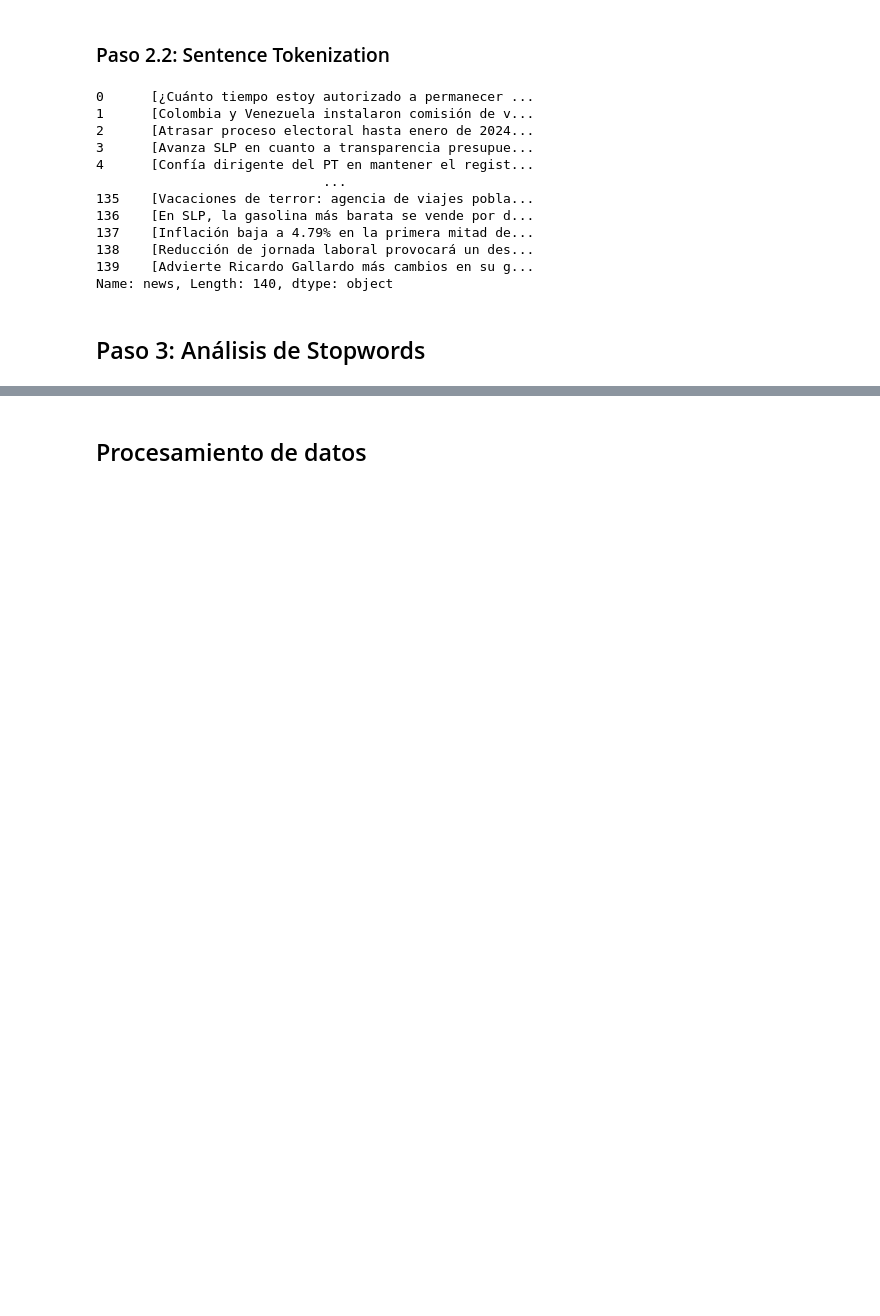
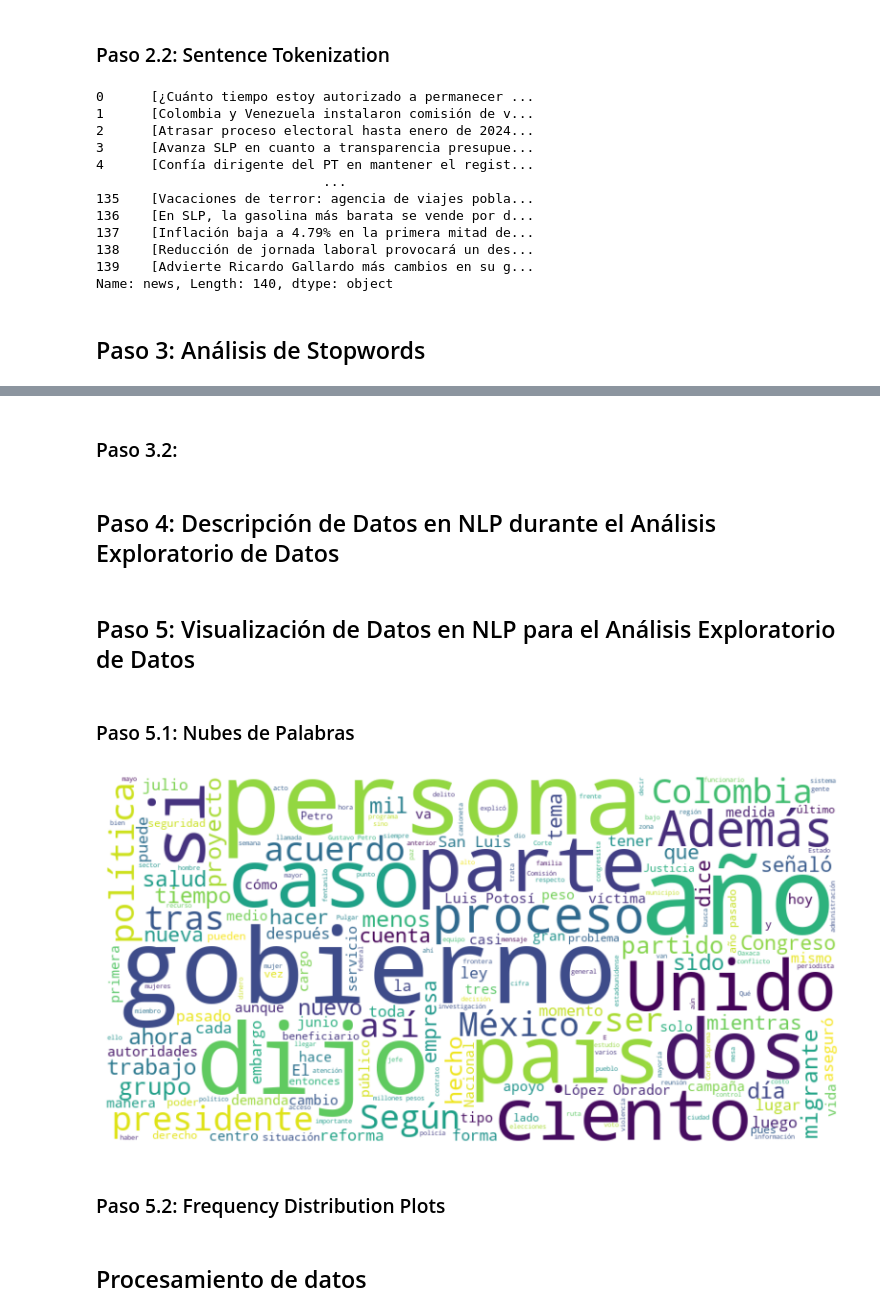
Before and after one commit to BlueAutomata/nlp-media-framing, a Jupyter notebook: notebooks/EDA.ipynb, the cells around one changed output, grey strips where cells are left out. Saved outputs shown, nothing was run; the diff lists cells and outputs as text; code cells hidden in the pictures; blank space fills up the shorter version.

Commit message:
add word cloud

```diff
--- a/notebooks/EDA.ipynb
+++ b/notebooks/EDA.ipynb
@@ -471,2 +288,28 @@ word_freq = Counter(filtered_words)
+# %%
+# Combine all text in the "news" column
+text = " ".join(df["news"].dropna())
+
+# Remove punctuation and stopwords
+text_cleaned = " ".join([word for word in text.split()
+                         if word.lower() not in spanish_stopwords and word not in string.punctuation])
+# %% [markdown]
+### Paso 3.2:
+# %% [markdown]
+## Paso 4: Descripción de Datos en NLP durante el Análisis Exploratorio de Datos
+# %% [markdown]
+## Paso 5: Visualización de Datos en NLP para el Análisis Exploratorio de Datos
+# %% [markdown]
+### Paso 5.1: Nubes de Palabras
+# %%
+wordcloud = WordCloud(width=800, height=400, background_color="white").generate(text_cleaned)
+# %%
+plt.figure(figsize=(10, 5))
+plt.imshow(wordcloud, interpolation="bilinear")
+plt.axis("off")
+plt.show()
+# %% [output]
+[figure, added]
+# %% [markdown]
+### Paso 5.2: Frequency Distribution Plots
 # %% [markdown]
 ## Procesamiento de datos
```
Also changed, not shown: parts of 26 cells of this notebook.
